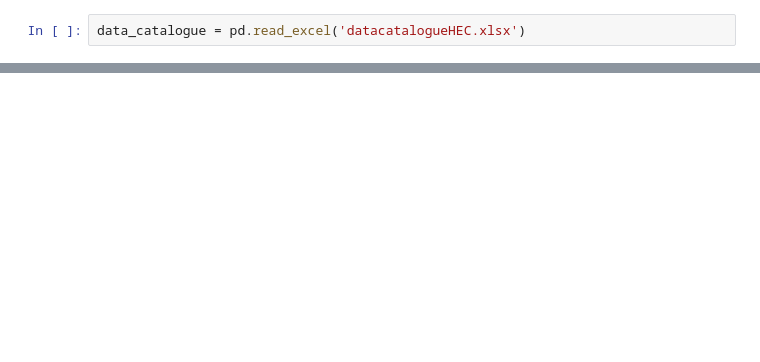
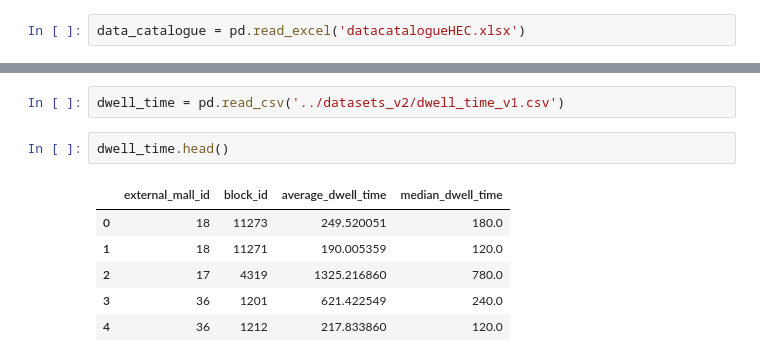
Before and after one commit to tesscln/URW_datachallenge, a Jupyter notebook: notebooks/EDA_tess.ipynb, the cells around one changed output, grey strips where cells are left out. Drawn from its saved outputs; the diff is of its cells as text; blank space fills up the shorter version.

```diff
--- a/notebooks/EDA_tess.ipynb
+++ b/notebooks/EDA_tess.ipynb
@@ -48,3 +90,14 @@ data_catalogue.head(11)
 | 8 | store_sales_r12m | float | [0-999999999.0] | "450699" | Rolling 12 months sales |
 | 9 | store_rent_r12m | float | [0-999999999.0] | "546236" | Rolling 12 months rent |
 | 10 | store_area | float | [0-999999999.0] | "346677" | Store gross leasable area (m²) |
+# %%
+dwell_time = pd.read_csv('../datasets_v2/dwell_time_v1.csv')
+# %%
+dwell_time.head()
+# %% [output]
+|  | external_mall_id | block_id | average_dwell_time | median_dwell_time |
+| 0 | 18 | 11273 | 249.520051 | 180.0 |
+| 1 | 18 | 11271 | 190.005359 | 120.0 |
+| 2 | 17 | 4319 | 1325.216860 | 780.0 |
+| 3 | 36 | 1201 | 621.422549 | 240.0 |
+| 4 | 36 | 1212 | 217.833860 | 120.0 |
```
Also changed, not shown: parts of 10 cells of this notebook, 1 other file.
